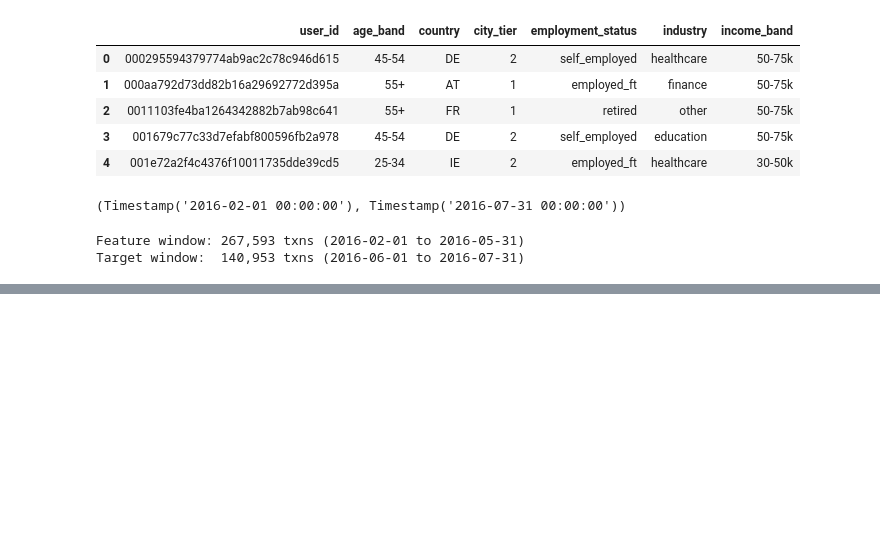
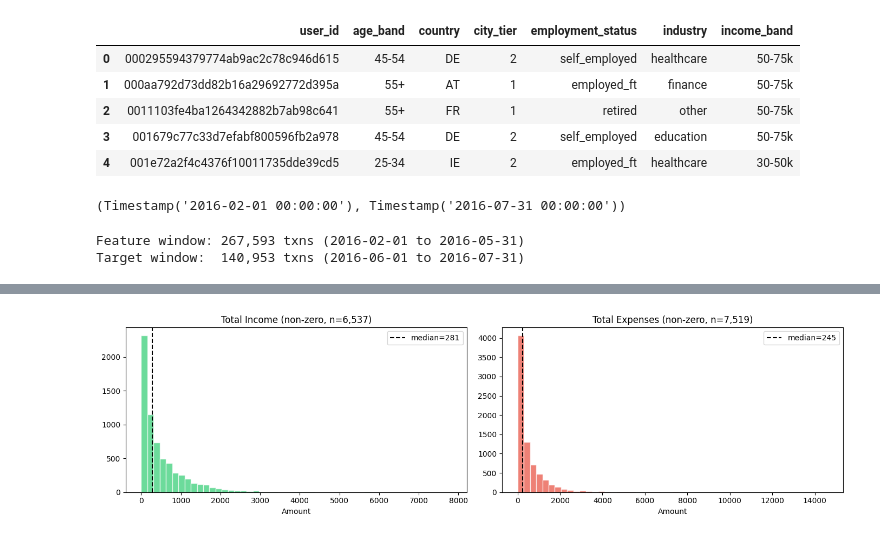
Before and after one commit to abir171915/N26-Income-and-Expences-prediction-, a Jupyter notebook: n26.ipynb, the cells around one changed output, grey strips where cells are left out. Cells and saved outputs as stored; diff of their text form; code cells hidden in the pictures; blank space fills up the shorter version.

Commit message:
temporal split and target built

```diff
--- a/n26.ipynb
+++ b/n26.ipynb
@@ -177,0 +183,4 @@ Target window:  140,953 txns (2016-06-01 to 2016-07-31)
+# %%
+model_users = sorted(
+    df_train_txn["user_id"].unique()
+)
@@ -177,0 +207,8 @@ Target window:  140,953 txns (2016-06-01 to 2016-07-31)
+# %%
+target_in = (
+    df_target_txn[df_target_txn["direction"] == "In"].groupby("user_id")["amount_n26_currency"].sum()
+)
+
+target_out = (
+    df_target_txn[df_target_txn["direction"] == "Out"].groupby("user_id")["amount_n26_currency"].sum()
+)
@@ -177,0 +274,30 @@ Target window:  140,953 txns (2016-06-01 to 2016-07-31)
+# %%
+fig_targets, _axs_tgt = plt.subplots(
+    1, 2, figsize=(14, 4),
+)
+
+for _i, (_col, _color) in enumerate([
+    ('total_income', '#2ecc71'),
+    ('total_expenses', '#e74c3c'),
+]):
+    _ax = _axs_tgt[_i]
+    _vals = targets[_col]
+    _nz = _vals[_vals > 0]
+    _ax.hist(
+        _nz, bins=50, color=_color, alpha=0.7,
+        edgecolor='white',
+    )
+    _ax.set_title(
+        f'{_col.replace("_", " ").title()} '
+        f'(non-zero, n={len(_nz):,})'
+    )
+    _ax.set_xlabel('Amount')
+    _ax.axvline(
+        _nz.median(), color='black',
+        ls='--', label=f'median={_nz.median():.0f}',
+    )
+    _ax.legend()
+plt.tight_layout()
+plt.show()
+# %% [output]
+[figure, added]
```
Also changed, not shown: parts of 6 cells of this notebook.
